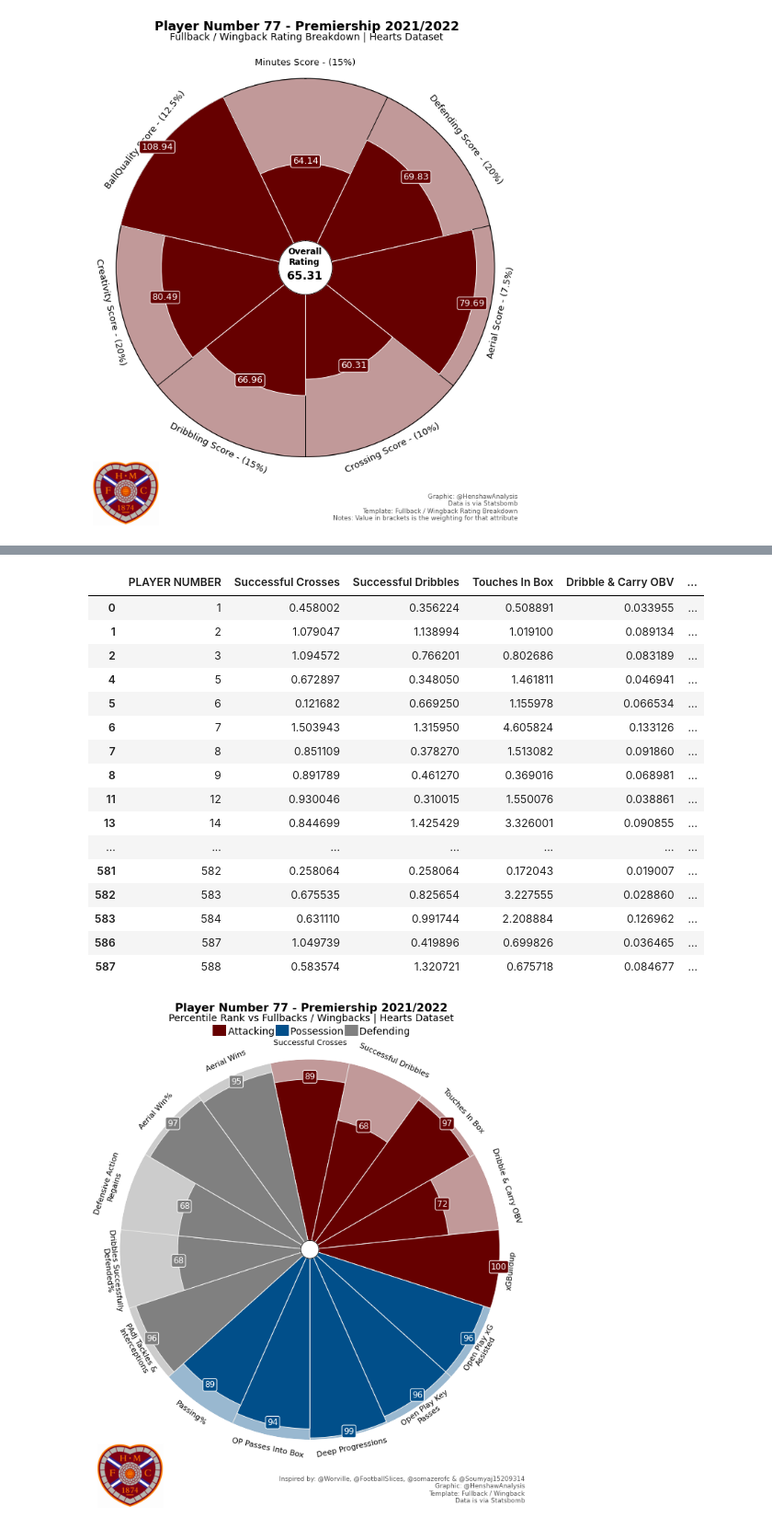
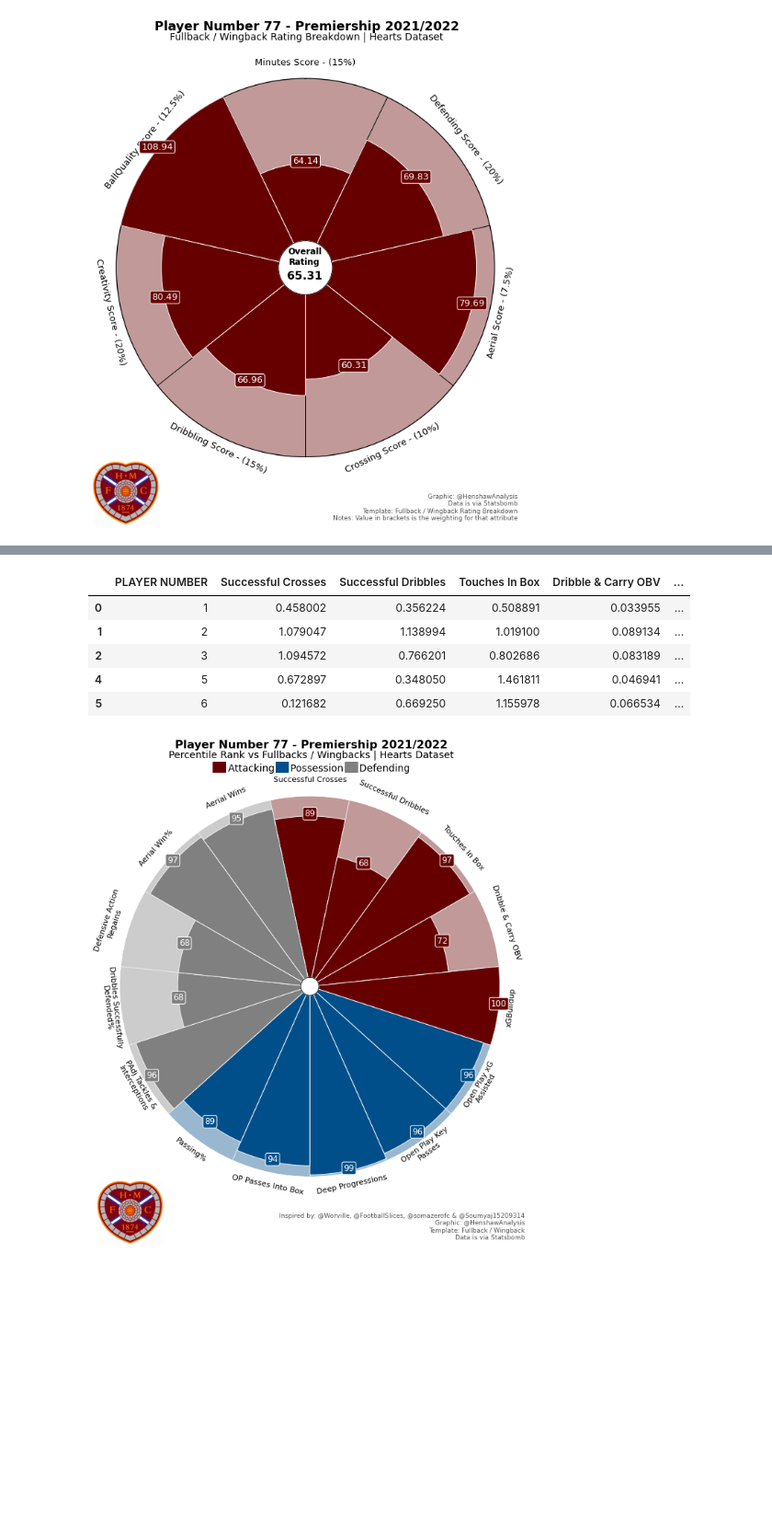
Before and after one commit to HenshawAnalysis/HeartOfMidlothianTask, a Jupyter notebook: Hearts - Data Analyst Task.ipynb, the cells around one changed output, grey strips where cells are left out. Shown at 92% size. Drawn from its saved outputs; the diff is of its cells as text; code cells hidden in the pictures; blank space fills up the shorter version.

```diff
--- a/Hearts - Data Analyst Task.ipynb
+++ b/Hearts - Data Analyst Task.ipynb
@@ -304,25 +304,14 @@ dfviz = df.filter(['PLAYER NUMBER','Successful Crosses','Successful Dribbles','T
 #Rename metrics for visual
 dfviz.columns = ['PLAYER NUMBER','Successful Crosses','Successful Dribbles','Touches In Box','Dribble & Carry OBV','xGBuildup','Open Play xG\nAssisted','Open Play Key\nPasses','Deep Progressions','OP Passes Into Box','Passing%','PAdj Tackles &\nInterceptions','Dribbles Successfully\nDefended%','Defensive Action\nRegains','Aerial Win%','Aerial Wins']
 # %%
-dfviz
+dfviz.head()
 # %% [output]
 |  | PLAYER NUMBER | Successful Crosses | Successful Dribbles | Touches In Box | Dribble & Carry OBV | ... |
 | 0 | 1 | 0.458002 | 0.356224 | 0.508891 | 0.033955 | ... |
 | 1 | 2 | 1.079047 | 1.138994 | 1.019100 | 0.089134 | ... |
 | 2 | 3 | 1.094572 | 0.766201 | 0.802686 | 0.083189 | ... |
 | 4 | 5 | 0.672897 | 0.348050 | 1.461811 | 0.046941 | ... |
 | 5 | 6 | 0.121682 | 0.669250 | 1.155978 | 0.066534 | ... |
-| 6 | 7 | 1.503943 | 1.315950 | 4.605824 | 0.133126 | ... |
-| 7 | 8 | 0.851109 | 0.378270 | 1.513082 | 0.091860 | ... |
-| 8 | 9 | 0.891789 | 0.461270 | 0.369016 | 0.068981 | ... |
-| 11 | 12 | 0.930046 | 0.310015 | 1.550076 | 0.038861 | ... |
-| 13 | 14 | 0.844699 | 1.425429 | 3.326001 | 0.090855 | ... |
-| ... | ... | ... | ... | ... | ... | ... |
-| 581 | 582 | 0.258064 | 0.258064 | 0.172043 | 0.019007 | ... |
-| 582 | 583 | 0.675535 | 0.825654 | 3.227555 | 0.028860 | ... |
-| 583 | 584 | 0.631110 | 0.991744 | 2.208884 | 0.126962 | ... |
-| 586 | 587 | 1.049739 | 0.419896 | 0.699826 | 0.036465 | ... |
-| 587 | 588 | 0.583574 | 1.320721 | 0.675718 | 0.084677 | ... |
 # %%
 #get parameters
 params = list(dfviz.columns)
```
